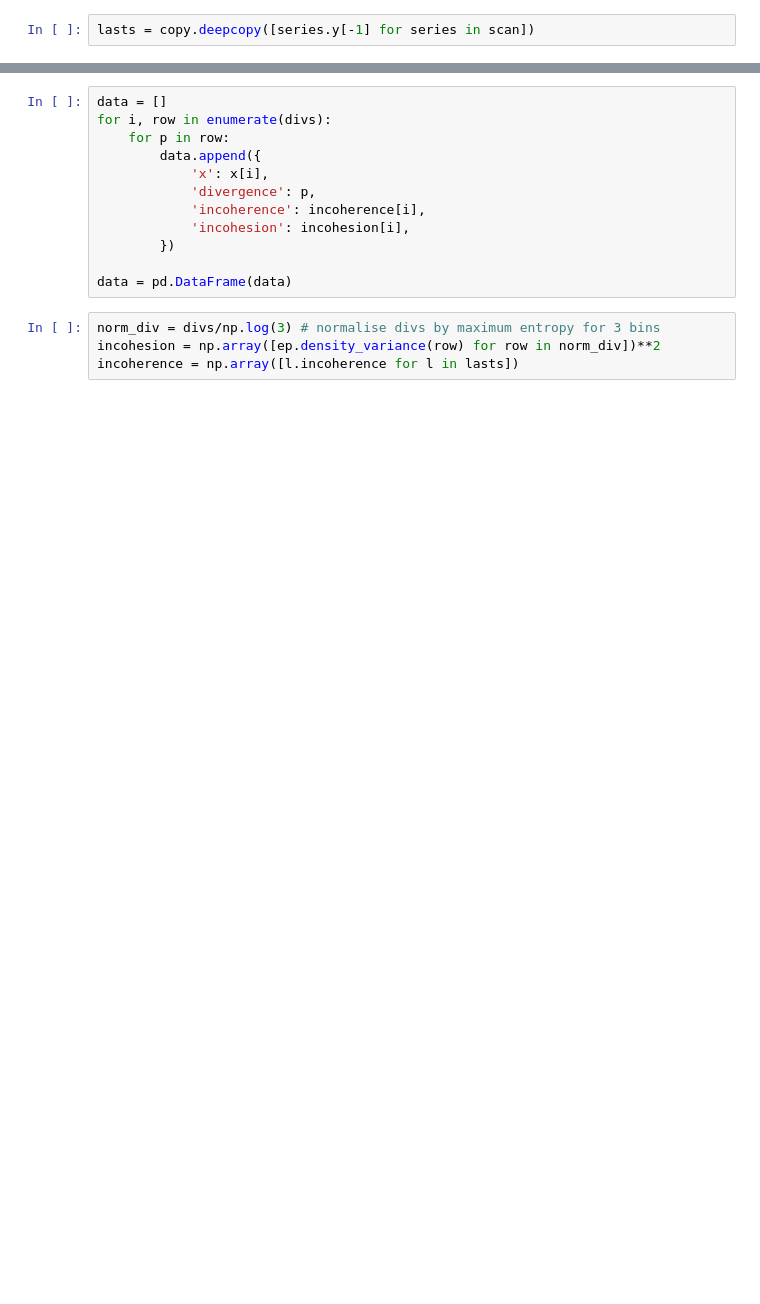
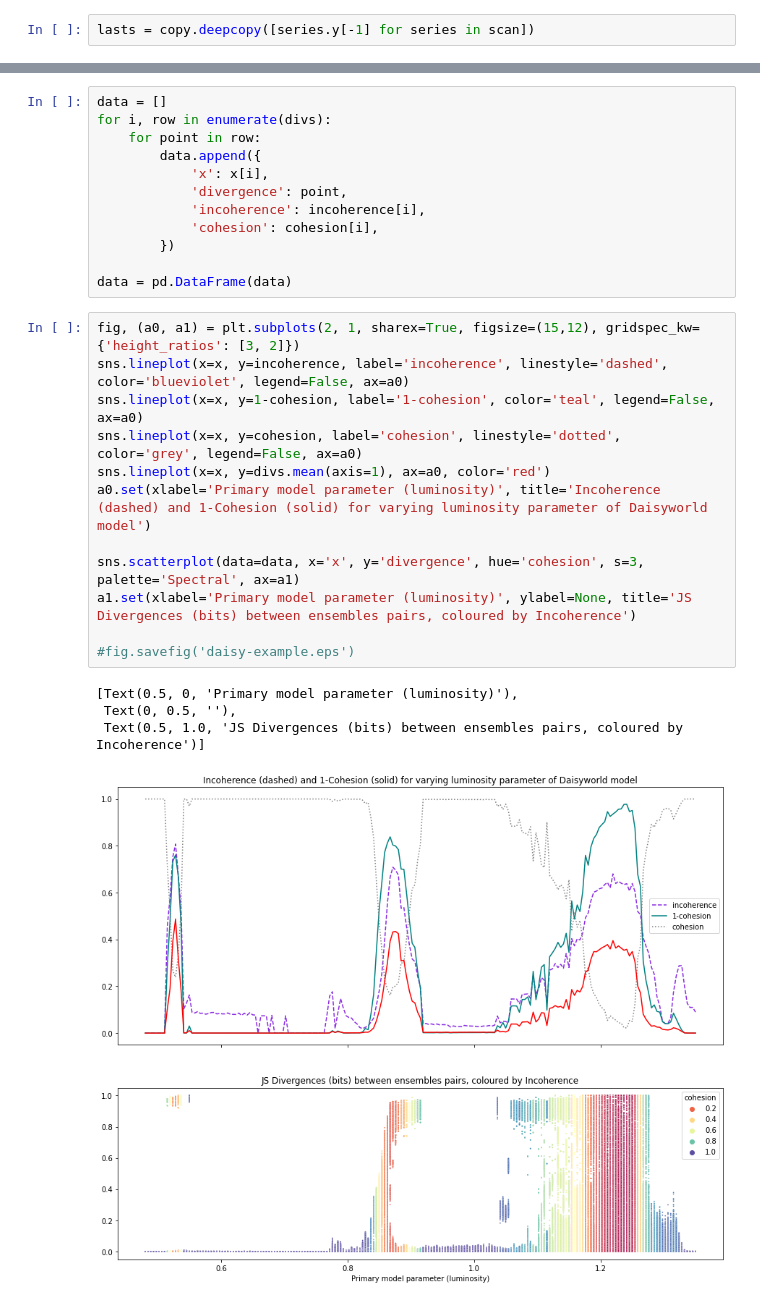
Before and after one commit to timjdavey/incoherence, a Jupyter notebook: notebooks/cohesion/Cohesion Daisyworld example.ipynb, the cells around one changed output, grey strips where cells are left out. Saved outputs shown, nothing was run; the diff lists cells and outputs as text; blank space fills up the shorter version.

```diff
--- a/notebooks/cohesion/Cohesion Daisyworld example.ipynb
+++ b/notebooks/cohesion/Cohesion Daisyworld example.ipynb
@@ -42,16 +24,29 @@ incoherence = np.array([l.incoherence for l in lasts])
 # %%
 data = []
 for i, row in enumerate(divs):
-    for p in row:
+    for point in row:
         data.append({
             'x': x[i],
-            'divergence': p,
+            'divergence': point,
             'incoherence': incoherence[i],
-            'incohesion': incohesion[i],
+            'cohesion': cohesion[i],
         })
 
 data = pd.DataFrame(data)
-# %%
-norm_div = divs/np.log(3) # normalise divs by maximum entropy for 3 bins
-incohesion = np.array([ep.density_variance(row) for row in norm_div])**2
-incoherence = np.array([l.incoherence for l in lasts])
+# %%
+fig, (a0, a1) = plt.subplots(2, 1, sharex=True, figsize=(15,12), gridspec_kw={'height_ratios': [3, 2]})
+sns.lineplot(x=x, y=incoherence, label='incoherence', linestyle='dashed', color='blueviolet', legend=False, ax=a0)
+sns.lineplot(x=x, y=1-cohesion, label='1-cohesion', color='teal', legend=False, ax=a0)
+sns.lineplot(x=x, y=cohesion, label='cohesion', linestyle='dotted', color='grey', legend=False, ax=a0)
+sns.lineplot(x=x, y=divs.mean(axis=1), ax=a0, color='red')
+a0.set(xlabel='Primary model parameter (luminosity)', title='Incoherence (dashed) and 1-Cohesion (solid) for varying luminosity parameter of Daisyworld model')
+
+sns.scatterplot(data=data, x='x', y='divergence', hue='cohesion', s=3, palette='Spectral', ax=a1)
+a1.set(xlabel='Primary model parameter (luminosity)', ylabel=None, title='JS Divergences (bits) between ensembles pairs, coloured by Incoherence')
+
+#fig.savefig('daisy-example.eps')
+# %% [output]
+[Text(0.5, 0, 'Primary model parameter (luminosity)'),
+ Text(0, 0.5, ''),
+ Text(0.5, 1.0, 'JS Divergences (bits) between ensembles pairs, coloured by Incoherence')]
+[figure, added]
```
Also changed, not shown: parts of 19 cells of this notebook, 8 other files.
